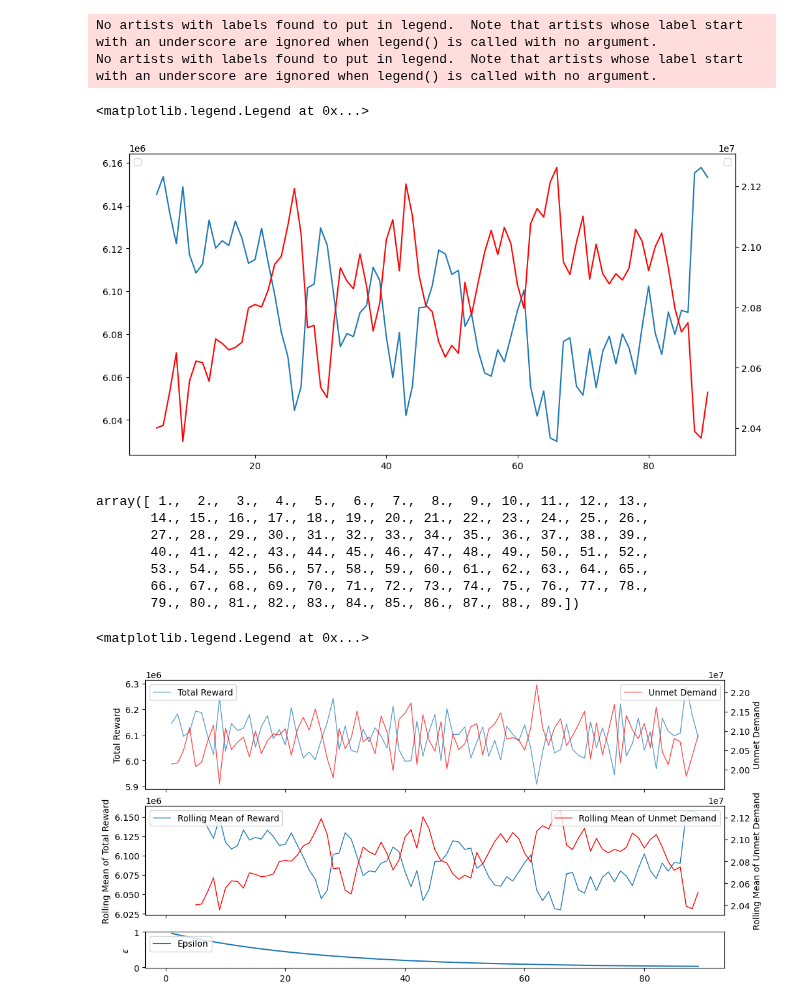
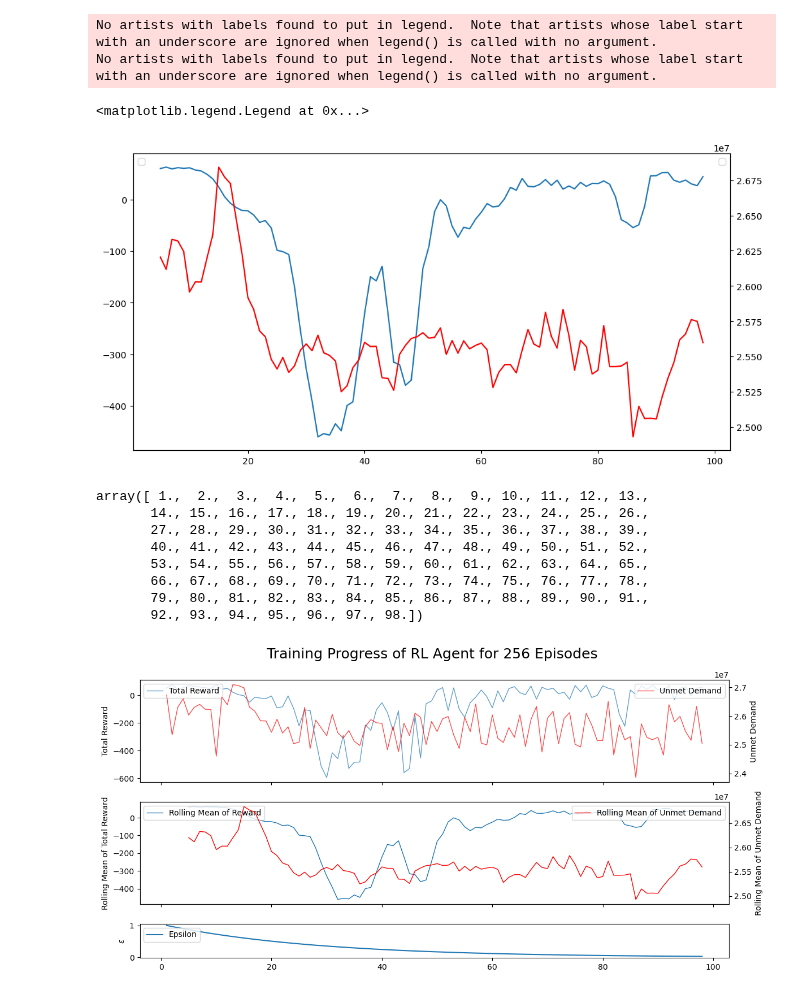
Before and after one commit to karishmathakrar/GreenGridPR, a Jupyter notebook: notebooks/dev/Browse Logs.ipynb, the cells around one changed output. Drawn from its saved outputs; the diff is of its cells as text; code cells hidden in the pictures.

```diff
--- a/notebooks/dev/Browse Logs.ipynb
+++ b/notebooks/dev/Browse Logs.ipynb
@@ -7,13 +7,15 @@ in_dir = Path('/Users/danve/Downloads/logs-10/')
+# %%
+logs = [pd.read_csv('../../data/logs/step_log_2023-12-15_06-20.csv')]
 # %%
-logs = []
+# logs = []
 
-for f in in_dir.iterdir():
-    try:
-        this_log = pd.read_csv(f)
-    except:
-        print(f)
+# for f in in_dir.iterdir():
+#     try:
+#         this_log = pd.read_csv(f)
+#     except:
+#         print(f)
 
-    if '12-12_04-48' not in f.name:
-       continue
+#     if '12-12_04-48' not in f.name:
+#        continue
 
-    logs.append(this_log)
+#     logs.append(this_log)
@@ -105,7 +96,7 @@ ax2.legend(loc='upper right')
 No artists with labels found to put in legend.  Note that artists whose label start with an underscore are ignored when legend() is called with no argument.
 No artists with labels found to put in legend.  Note that artists whose label start with an underscore are ignored when legend() is called with no argument.
 <matplotlib.legend.Legend at 0x...>
-[figure, old version]
+[figure, new version]
 # %%
 res.index.values
 # %% [output]
@@ -115,38 +106,42 @@ array([ 1.,  2.,  3.,  4.,  5.,  6.,  7.,  8.,  9., 10., 11., 12., 13.,
        40., 41., 42., 43., 44., 45., 46., 47., 48., 49., 50., 51., 52.,
        53., 54., 55., 56., 57., 58., 59., 60., 61., 62., 63., 64., 65.,
        66., 67., 68., 69., 70., 71., 72., 73., 74., 75., 76., 77., 78.,
-       79., 80., 81., 82., 83., 84., 85., 86., 87., 88., 89.])
+       79., 80., 81., 82., 83., 84., 85., 86., 87., 88., 89., 90., 91.,
+       92., 93., 94., 95., 96., 97., 98.])
 # %%
 import matplotlib.pyplot as plt
 
 fig, ax = plt.subplots(nrows=3, ncols=1, figsize=(12, 6), gridspec_kw={'height_ratios': [3, 3, 1]}, sharex=True)
 
 ax_flat = ax.flatten()
 
 ax0_0 = ax_flat[0]
 ax0_1 = ax0_0.twinx()
 ax1_0 = ax_flat[1]
 ax1_1 = ax1_0.twinx()
 ax2_0 = ax_flat[2]
 
 ax0_0.plot(res.index.values, res['Total Reward'], label='Total Reward', alpha=0.7, linewidth=1)
 ax0_1.plot(res.index.values, res['Unmet Demand'], color='red', label='Unmet Demand', alpha=0.7, linewidth=1)
 ax0_0.set_ylabel('Total Reward')
 ax0_1.set_ylabel('Unmet Demand')
 ax0_0.legend(loc='upper left')
 ax0_1.legend(loc='upper right')
 
 ax1_0.plot(res.index.values, res['rolling_mean_reward'], linewidth=1, label='Rolling Mean of Reward')
 ax1_1.plot(res.index.values, res['rolling_mean_unmet'], linewidth=1, color='red', label='Rolling Mean of Unmet Demand')
 ax1_0.set_ylabel('Rolling Mean of Total Reward')
 ax1_1.set_ylabel('Rolling Mean of Unmet Demand')
 ax1_0.legend(loc='upper left')
 ax1_1.legend(loc='upper right')
 
 ax2_0.plot(res.index.values, res['Epsilon'], label='Epsilon')
 ax2_0.set_ylabel('$\epsilon$')
 ax2_0.legend(loc='upper left')
+
+plt.suptitle('Training Progress of RL Agent for 256 Episodes', size=18)
+plt.tight_layout()
+plt.savefig('../../figures/final_model_training_logs.png', dpi=300)
 # %% [output]
-<matplotlib.legend.Legend at 0x...>
-[figure, old version]
+[figure, new version]
 # %%
```
Also changed, not shown: parts of 22 cells of this notebook, 31 other files.
